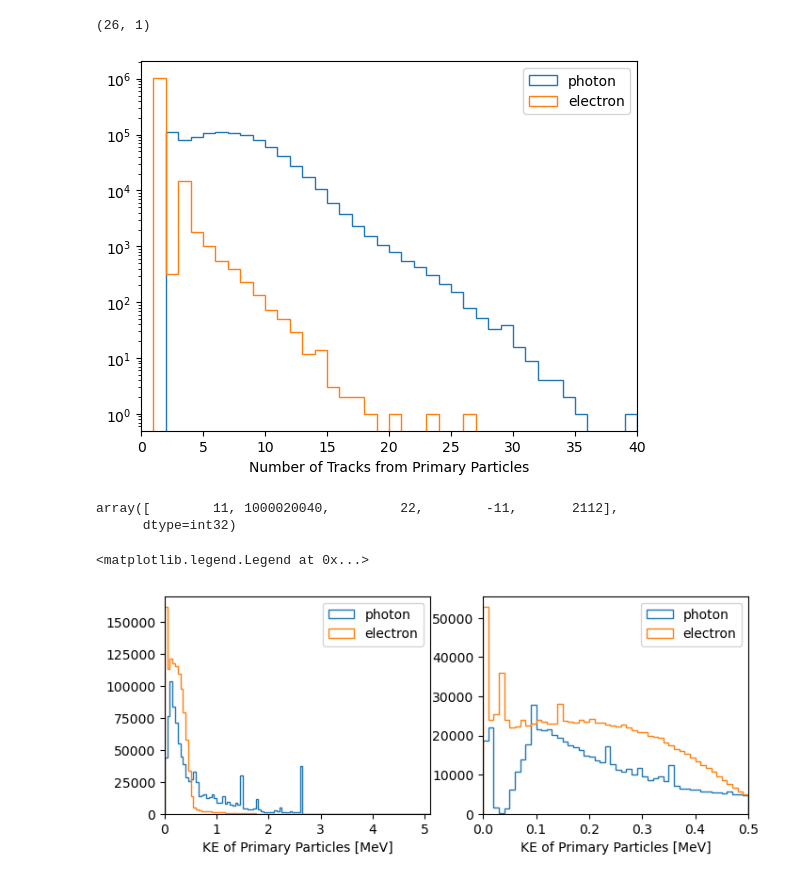
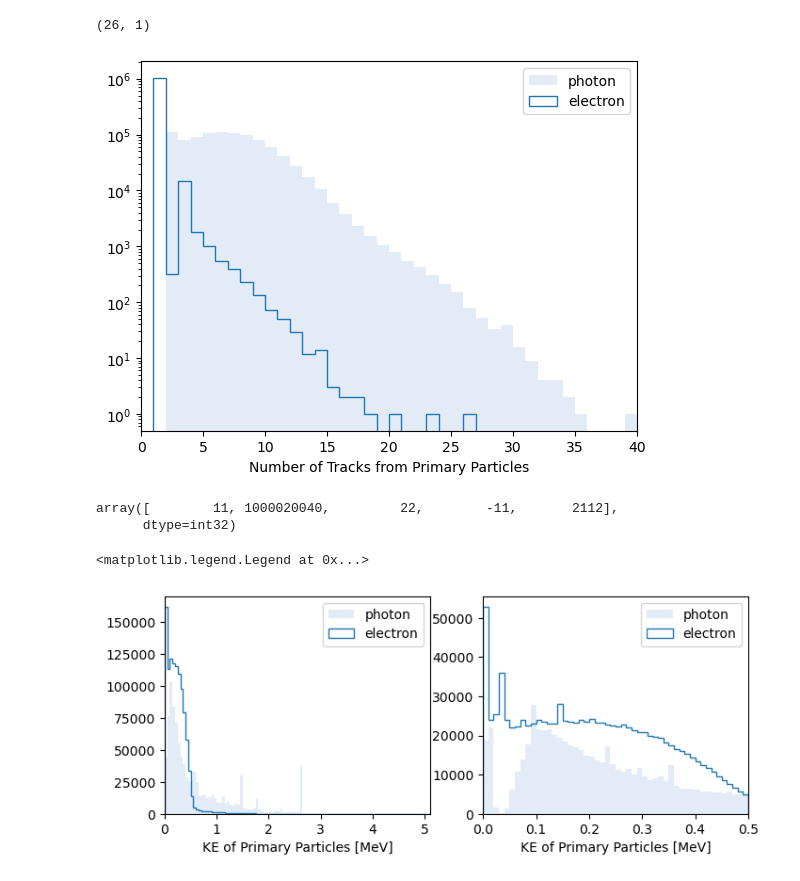
Before and after one commit to yuntsebaryon/GAMPix4SNe, a Jupyter notebook: Validation/g4/checkVertex.ipynb, the cells around one changed output. Saved outputs shown, nothing was run; the diff lists cells and outputs as text; code cells hidden in the pictures.

```diff
--- a/Validation/g4/checkVertex.ipynb
+++ b/Validation/g4/checkVertex.ipynb
@@ -5,7 +8,8 @@ import pandas as pd
 import matplotlib.pyplot as plt
 # %%
 # fName = '/Users/yuntse/data/lartpc_rd/gampix/g4/nurad/nueArCC_garching_nh_mxpypzDir-rad-vd-reduced_g4_00.h5'
-fName = '/Users/yuntse/data/lartpc_rd/gampix/g4/rad_test/fullgeoanatruth-vd-reduced_g4_00.h5'
+# fName = '/Users/yuntse/data/lartpc_rd/gampix/g4/rad_test/fullgeoanatruth-vd-reduced_g4_00.h5'
+fName = '/Users/yuntse/data/lartpc_rd/gampix/g4/radiologicals/fullgeoanatruth-vd-reduced_g4_00.h5'
 # %%
 with h5py.File(fName, 'r') as f:
     # Print all top-level groups/datasets
@@ -135,0 +155,11 @@ dT[dT.pdg_id==11].E_start.max(), dT[dT.pdg_id==11].E_start.min()
+# %%
+# create a dataframe for fixing the color code
+pdgCodes = dT.pdg_id.unique()
+
+particleName = np.array([ 'electron', 'photon', 'alpha', 'positron', 'neutron',
+                          'Ar41', 'Ar40', 'Ca43',
+                         ])
+
+pdgDF = pd.DataFrame({ 'pdgCode': pdgCodes, 'name': particleName })
+
+pdgDF
@@ -135,0 +176,12 @@ dT[dT.pdg_id==11].E_start.max(), dT[dT.pdg_id==11].E_start.min()
+# %%
+palette = np.vstack([
+    plt.get_cmap("tab20").colors,
+])[:8]
+
+# build mapping using pdgDF order
+code_to_color = dict(zip(pdgDF["pdgCode"], palette))
+
+# add to pdgDF
+pdgDF["color"] = pdgDF["pdgCode"].map(code_to_color)
+
+pdgDF
@@ -200,14 +269,15 @@ nTracksPerElectron.max(), nTracksPerElectron.min()
 # %%
 fig, ax = plt.subplots()
 
-ax.hist(nTracksPerPhoton, bins = np.linspace(0, 40, 41), histtype = 'step', label = 'photon')
-ax.hist(nTracksPerElectron, bins = np.linspace(0, 40, 41), histtype = 'step', label = 'electron')
+ax.hist(nTracksPerPhoton, bins = np.linspace(0, 40, 41), histtype = 'stepfilled', alpha = 0.35,
+        color = pdgDF['color'].iloc[1], label = 'photon')
+ax.hist(nTracksPerElectron, bins = np.linspace(0, 40, 41), histtype = 'step', color = pdgDF['color'].iloc[0], label = 'electron')
 ax.set_xlabel(r'Number of Tracks from Primary Particles')
 ax.set_xlim( [0, 40] )
 ax.legend()
 ax.set_yscale('log')
 # %% [output]
-[figure, old version]
+[figure, new version]
 # %%
 dT.loc[dT.primary, "pdg_id"].unique()
 # %% [output]
@@ -216,18 +286,22 @@ array([        11, 1000020040,         22,        -11,       2112],
 # %%
 fig, ax = plt.subplots(1, 2, figsize = (8, 3))
 
-ax[0].hist(dT[dT.primary & (dT.pdg_id == 22)].E_start, bins = np.linspace(0., 5.1, 103), histtype = 'step', label = 'photon')
-ax[0].hist(dT[dT.primary & (dT.pdg_id.abs() == 11)].E_start-0.511, bins = np.linspace(0., 5.1, 103), histtype = 'step', label = 'electron')
+ax[0].hist(dT[dT.primary & (dT.pdg_id == 22)].E_start, bins = np.linspace(0., 5.1, 103), histtype = 'stepfilled', alpha = 0.35,
+           color = pdgDF['color'].iloc[1], label = 'photon')
+ax[0].hist(dT[dT.primary & (dT.pdg_id.abs() == 11)].E_start-0.511, bins = np.linspace(0., 5.1, 103), histtype = 'step',
+           color = pdgDF['color'].iloc[0], label = 'electron')
 ax[0].set_xlabel(r'KE of Primary Particles [MeV]')
 ax[0].set_xlim( [0, 5.1] )
 ax[0].legend()
 # ax.set_yscale('log')
 
-ax[1].hist(dT[dT.primary & (dT.pdg_id == 22)].E_start, bins = np.linspace(0., 0.5, 51), histtype = 'step', label = 'photon')
-ax[1].hist(dT[dT.primary & (dT.pdg_id.abs() == 11)].E_start-0.511, bins = np.linspace(0., 0.5, 51), histtype = 'step', label = 'electron')
+ax[1].hist(dT[dT.primary & (dT.pdg_id == 22)].E_start, bins = np.linspace(0., 0.5, 51), histtype = 'stepfilled', alpha = 0.35,
+           color = pdgDF['color'].iloc[1], label = 'photon')
+ax[1].hist(dT[dT.primary & (dT.pdg_id.abs() == 11)].E_start-0.511, bins = np.linspace(0., 0.5, 51), histtype = 'step',
+           color = pdgDF['color'].iloc[0], label = 'electron')
 ax[1].set_xlabel(r'KE of Primary Particles [MeV]')
 ax[1].set_xlim( [0, 0.5] )
 ax[1].legend()
 # %% [output]
 <matplotlib.legend.Legend at 0x...>
-[figure, old version]
+[figure, new version]
```
Also changed, not shown: parts of 9 cells of this notebook, 1 other file.
